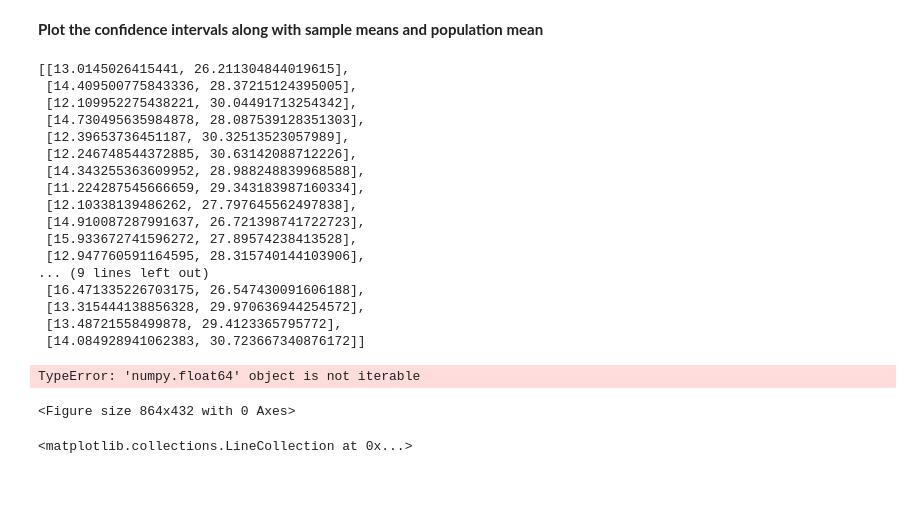
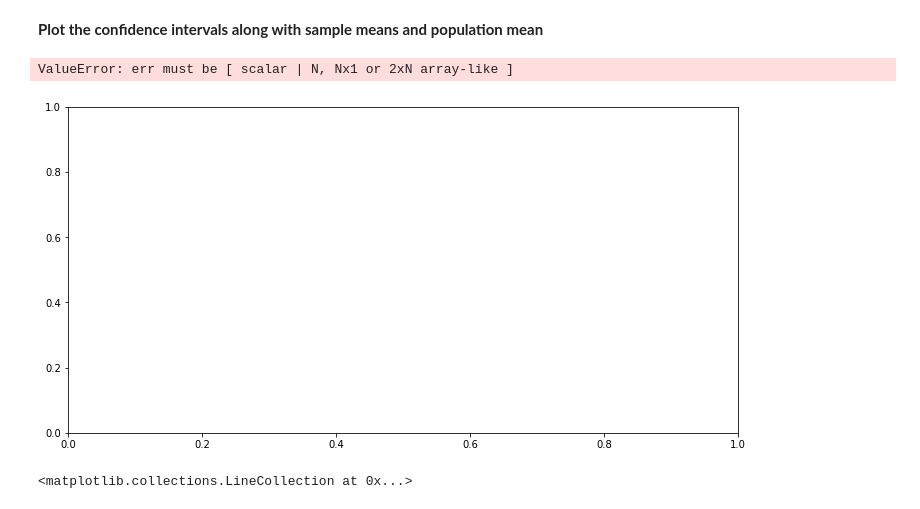
Before and after one commit to npschafer/dsc-intervals-with-t-distribution-lab-houston-ds-042219, a Jupyter notebook: index.ipynb, the cells around one changed output. Saved outputs shown, nothing was run; the diff lists cells and outputs as text; code cells hidden in the pictures.

```diff
--- a/index.ipynb
+++ b/index.ipynb
@@ -188,35 +208,15 @@ for sample in range(25):
 # %% [markdown]
 **Plot the confidence intervals along with sample means and population mean**
-# %%
-intervals = []
-# %% [output]
-[[13.0145026415441, 26.211304844019615],
- [14.409500775843336, 28.37215124395005],
- [12.109952275438221, 30.04491713254342],
- [14.730495635984878, 28.087539128351303],
- [12.39653736451187, 30.32513523057989],
- [12.246748544372885, 30.63142088712226],
- [14.343255363609952, 28.988248839968588],
- [11.224287545666659, 29.343183987160334],
- [12.10338139486262, 27.797645562497838],
- [14.910087287991637, 26.721398741722723],
- [15.933672741596272, 27.89574238413528],
- [12.947760591164595, 28.315740144103906],
-... (9 lines left out)
- [16.471335226703175, 26.547430091606188],
- [13.315444138856328, 29.970636944254572],
- [13.48721558499878, 29.4123365795772],
- [14.084928941062383, 30.723667340876172]]
 # %%
 # Plot the confidence intervals with sample and population means
 # Draw the mean and confidence interval for each sample
 # Draw the population mean
 plt.figure(figsize=(12,6))
-plt.errorbar(range(len(sample_means)), sample_means, yerr=[(top-sample_means[i], bot-sample_means[i]) for i, (top,bot) in intervals])
+plt.errorbar(range(len(sample_means)), sample_means, yerr=[(top-sample_means[i], bot-sample_means[i]) for i, (top,bot) in enumerate(intervals)])
 plt.show()
 # %% [output]
-TypeError: 'numpy.float64' object is not iterable
+ValueError: err must be [ scalar | N, Nx1 or 2xN array-like ]
-<Figure size 864x432 with 0 Axes>
+[figure, added]
 # %%
 # %% [output]
 <matplotlib.collections.LineCollection at 0x...>
```
Also changed, not shown: parts of 1 cell of this notebook.
